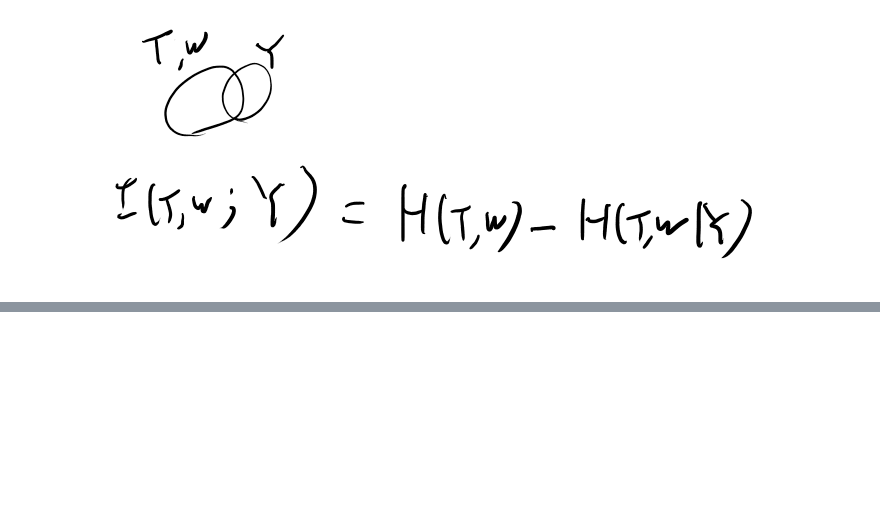
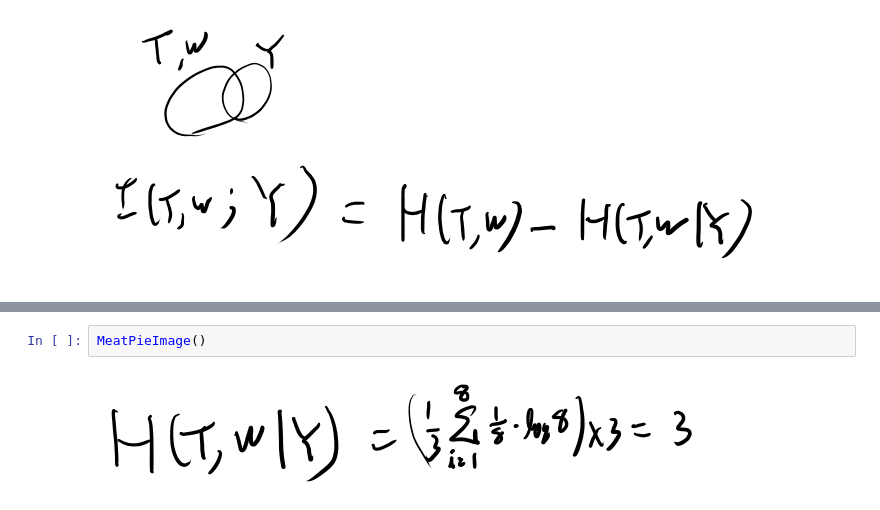
Before and after one commit to karino2/karino2.github.io, a Jupyter notebook: ipynb/2019-04-07-140022.ipynb, the cells around one changed output, grey strips where cells are left out. Cells and saved outputs as stored; diff of their text form; blank space fills up the shorter version.

```diff
--- a/ipynb/2019-04-07-140022.ipynb
+++ b/ipynb/2019-04-07-140022.ipynb
@@ -304,0 +319,4 @@ MeatPieImage()
+# %%
+MeatPieImage()
+# %% [output]
+[figure, added]
```
Also changed, not shown: parts of 6 cells of this notebook.
